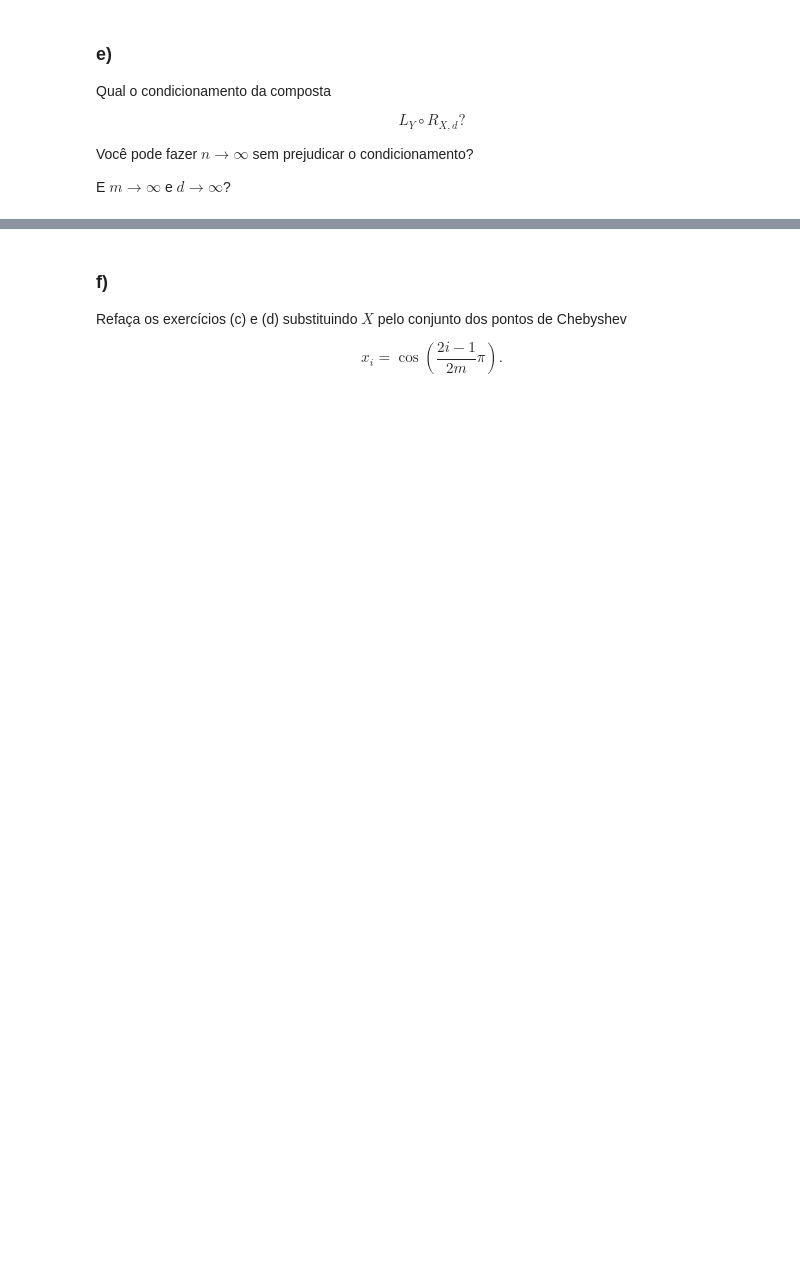
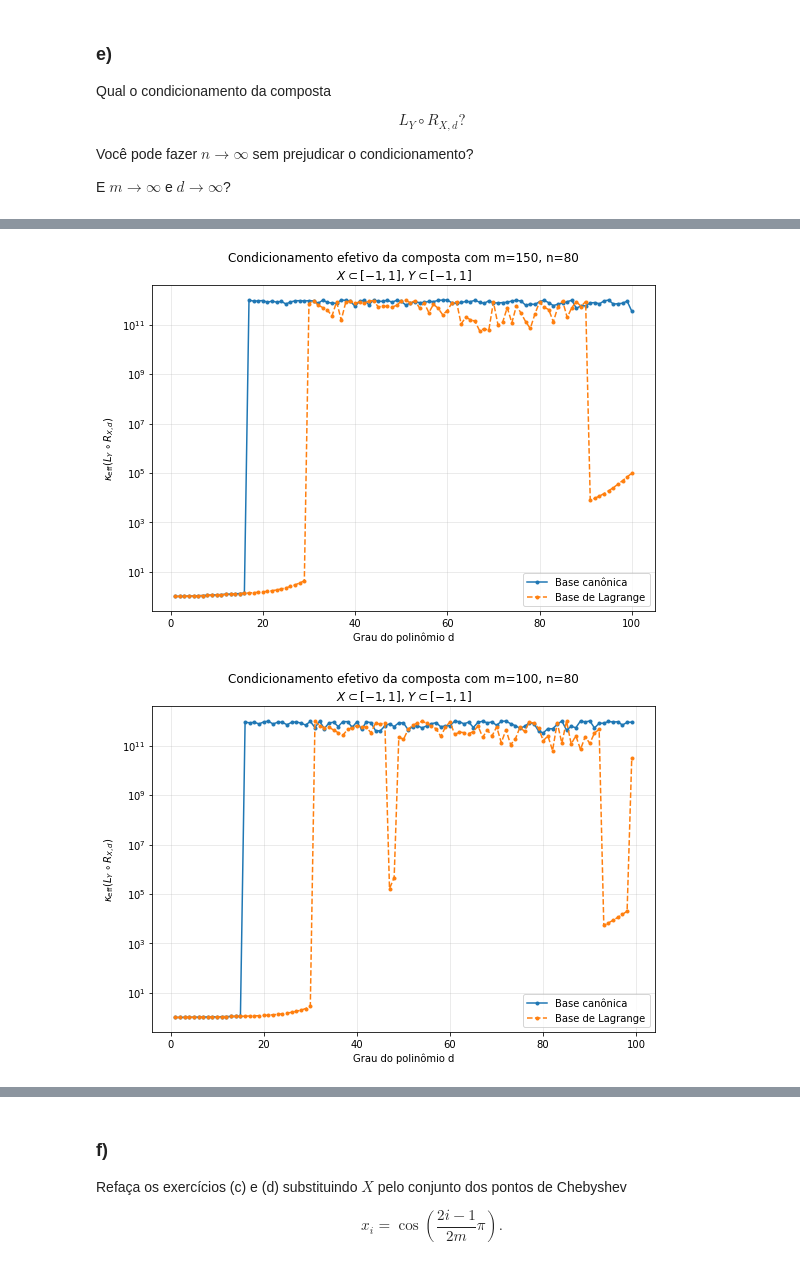
Before and after one commit to aliicerabello/fgv-aln-projeto3, a Jupyter notebook: q3.ipynb, the cells around one changed output, grey strips where cells are left out. Cells and saved outputs as stored; diff of their text form; code cells hidden in the pictures; blank space fills up the shorter version.

```diff
--- a/q3.ipynb
+++ b/q3.ipynb
@@ -613,0 +916,7 @@ def cond_heatmap_canonica(x_menor, x_maior):
+# %%
+comparar_cond_composta_d_variando(m=150, n=80, d_max=100);
+comparar_cond_composta_d_variando(m=100, n=80, d_max=100);
+comparar_cond_composta_d_variando(m=150, n=150, d_max=100);
+# %% [output]
+[figure, added]
+[figure, added]
```
Also changed, not shown: parts of 53 cells of this notebook, 1 other file.
